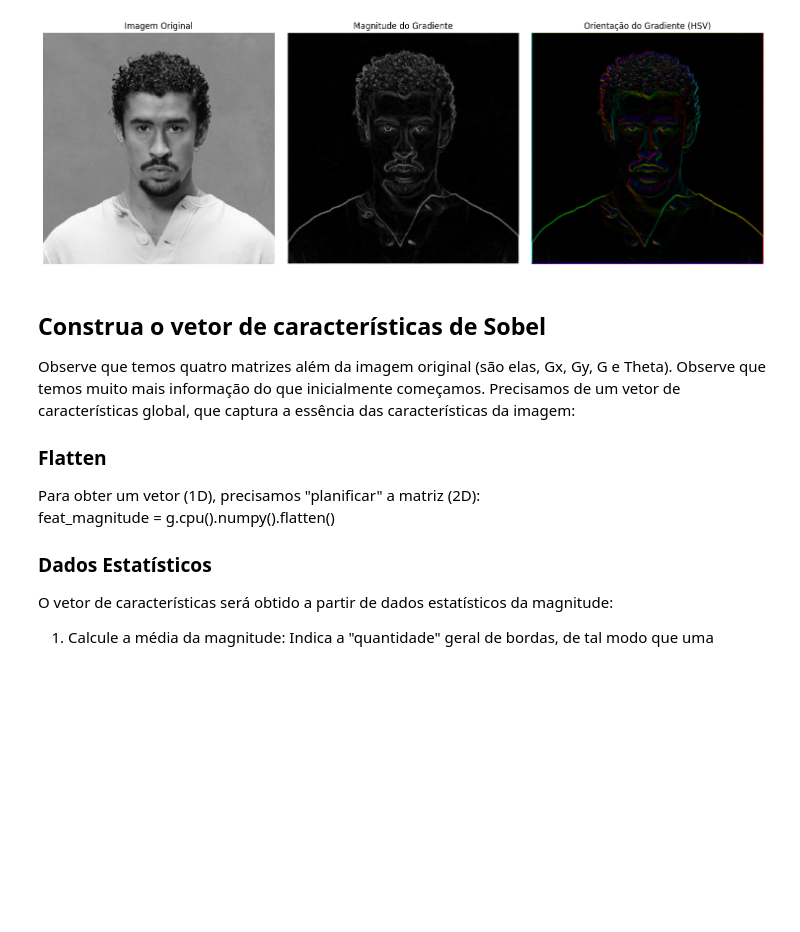
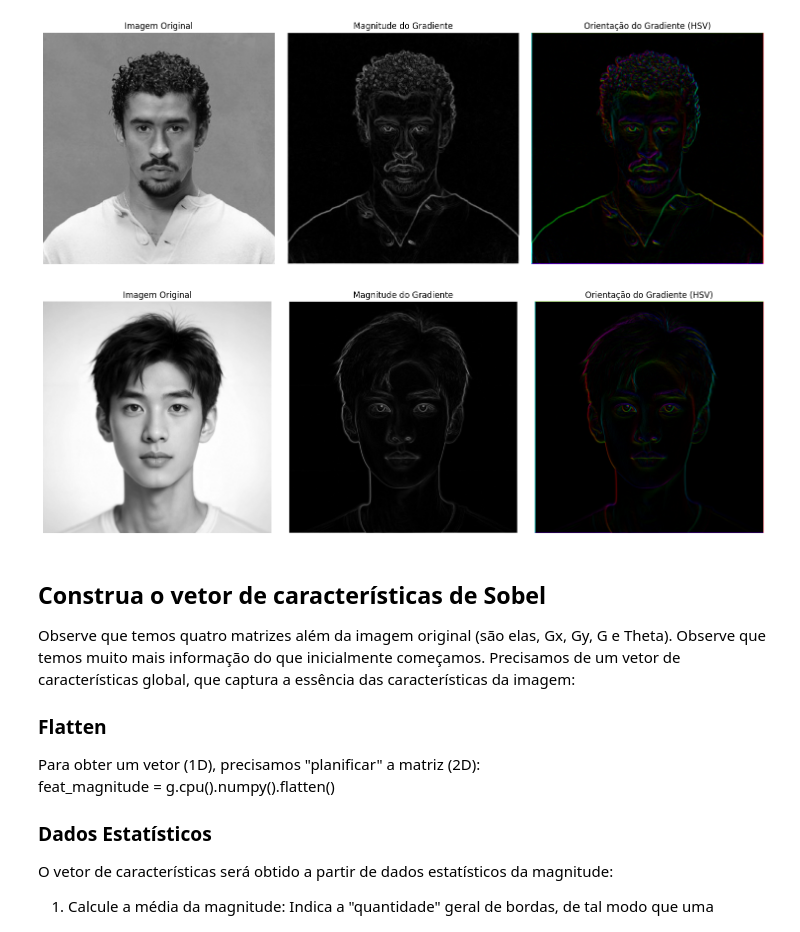
Before and after one commit to thiagocordeirum/TopicosI-DeepLearning, a Jupyter notebook: Topicos1-2026.1-Tarefa1.ipynb, the cells around one changed output. Cells and saved outputs as stored; diff of their text form; code cells hidden in the pictures; blank space fills up the shorter version.

```diff
--- a/Topicos1-2026.1-Tarefa1.ipynb
+++ b/Topicos1-2026.1-Tarefa1.ipynb
@@ -310,18 +337,32 @@ original_np = img_tensor[0, 0].detach().cpu().numpy()
 # %%
-mag_norm = mag_np / mag_np.max()
-mag_uint8 = (mag_norm * 255).astype(np.uint8)
+magnitude_normalized = magnitude_2d / magnitude_2d.max()
+mag_uint8 = (magnitude_normalized * 255).astype(np.uint8)
+
+magnitude2_normalized = magnitude2_2d / magnitude2_2d.max()
+mag2_uint8 = (magnitude2_normalized * 255).astype(np.uint8)
 # %%
-theta_mapped = (theta_np + 180) / 360   # agora em [0,1]
-theta_hue = (theta_mapped * 179).astype(np.uint8)
+theta_normalized = (theta_2d + 180) / 360   # agora em [0,1]
+theta_uint8 = (theta_normalized * 179).astype(np.uint8)
+
+theta2_normalized = (theta2_2d + 180) / 360
+theta2_uint8 = (theta2_normalized * 179).astype(np.uint8)
 # %%
 hsv = np.zeros((mag_uint8.shape[0], mag_uint8.shape[1], 3), dtype=np.uint8)
 
-hsv[..., 0] = theta_hue     # Hue = orientação
+hsv[..., 0] = theta_uint8   # Hue = orientação
 hsv[..., 1] = 255           # Saturação máxima
 hsv[..., 2] = mag_uint8     # Value = magnitude
 
 # Converter HSV → RGB para matplotlib
 orientation_rgb = cv2.cvtColor(hsv, cv2.COLOR_HSV2RGB)
+
+hsv2 = np.zeros((mag2_uint8.shape[0], mag2_uint8.shape[1], 3), dtype=np.uint8)
+
+hsv2[..., 0] = theta2_uint8
+hsv2[..., 1] = 255
+hsv2[..., 2] = mag2_uint8
+
+orientation2_rgb = cv2.cvtColor(hsv2, cv2.COLOR_HSV2RGB)
 # %%
 plt.figure(figsize=(15,5))
 
@@ -344,6 +385,28 @@ plt.tight_layout()
 plt.show()
 # %% [output]
 [figure]
+# %%
+plt.figure(figsize=(15,5))
+
+plt.subplot(1,3,1)
+plt.title("Imagem Original")
+plt.imshow(original2_2d, cmap='gray')
+plt.axis('off')
+
+plt.subplot(1,3,2)
+plt.title("Magnitude do Gradiente")
+plt.imshow(mag2_uint8, cmap='gray')
+plt.axis('off')
+
+plt.subplot(1,3,3)
+plt.title("Orientação do Gradiente (HSV)")
+plt.imshow(orientation2_rgb)
+plt.axis('off')
+
+plt.tight_layout()
+plt.show()
+# %% [output]
+[figure, added]
 # %% [markdown]
 ## Construa o vetor de características de Sobel
 
```
Also changed, not shown: parts of 14 cells of this notebook, 1 other file.
